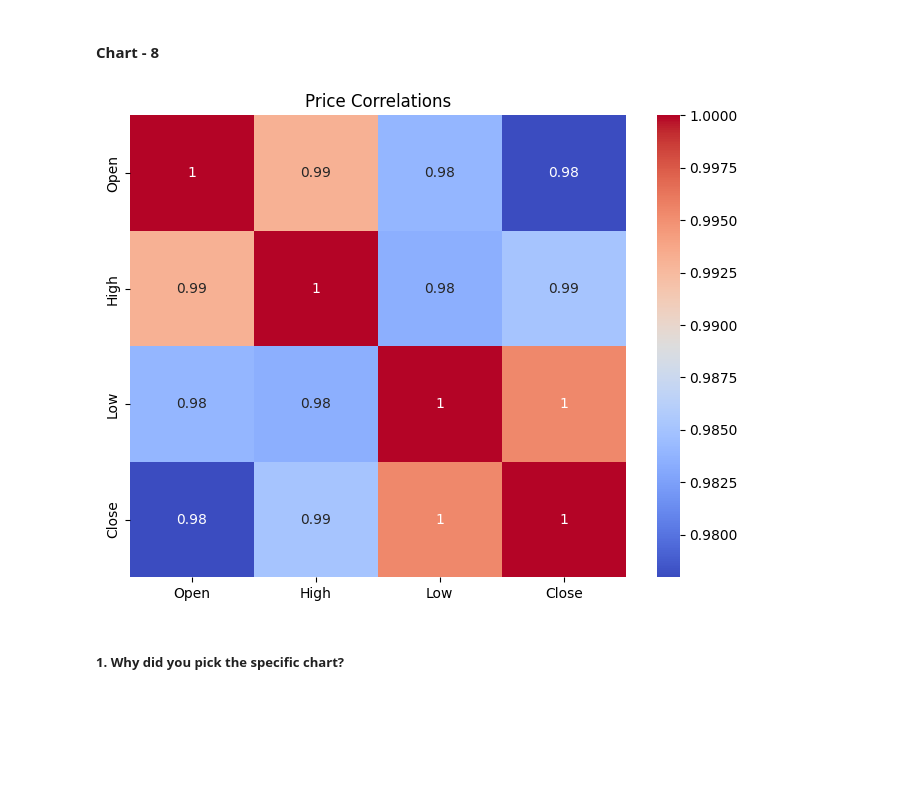
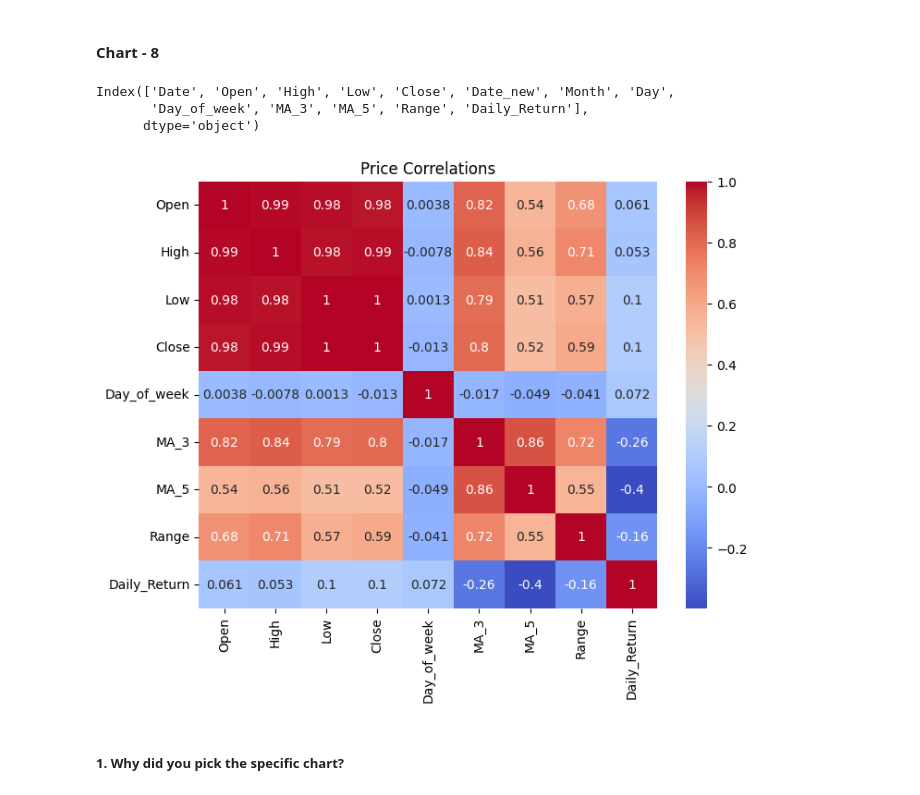
Before and after one commit to Laxmi884/Regression, a Jupyter notebook: Regression Project.ipynb, the cells around one changed output. Drawn from its saved outputs; the diff is of its cells as text; code cells hidden in the pictures; blank space fills up the shorter version.

Commit message:
added more visuals

```diff
--- a/Regression Project.ipynb
+++ b/Regression Project.ipynb
@@ -523,15 +523,21 @@ Are there any insights that lead to negative growth? Justify with specific reaso
 Answer Here
 # %% [markdown]
 #### Chart - 8
+# %%
+df.columns
+# %% [output]
+Index(['Date', 'Open', 'High', 'Low', 'Close', 'Date_new', 'Month', 'Day',
+       'Day_of_week', 'MA_3', 'MA_5', 'Range', 'Daily_Return'],
+      dtype='object')
 # %%
 # Chart - 8 visualization code
-numeric_df = df[['Open', 'High', 'Low', 'Close']]
+numeric_df = df[['Open', 'High', 'Low', 'Close','Day_of_week', 'MA_3', 'MA_5', 'Range', 'Daily_Return']]
 plt.figure(figsize=(8,6))
 sns.heatmap(numeric_df.corr(), annot=True, cmap='coolwarm')
 plt.title('Price Correlations')
 plt.show()
 # %% [output]
-[figure, old version]
+[figure, new version]
 # %% [markdown]
 ##### 1. Why did you pick the specific chart?
 # %% [markdown]
```
Also changed, not shown: parts of 4 cells of this notebook.
